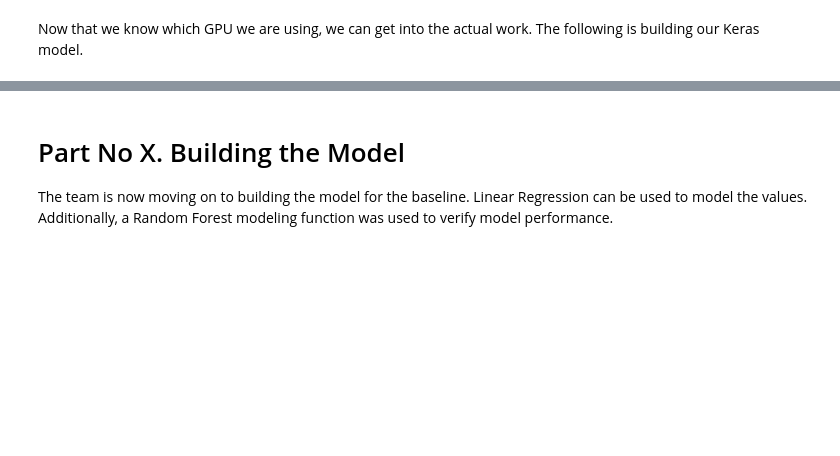
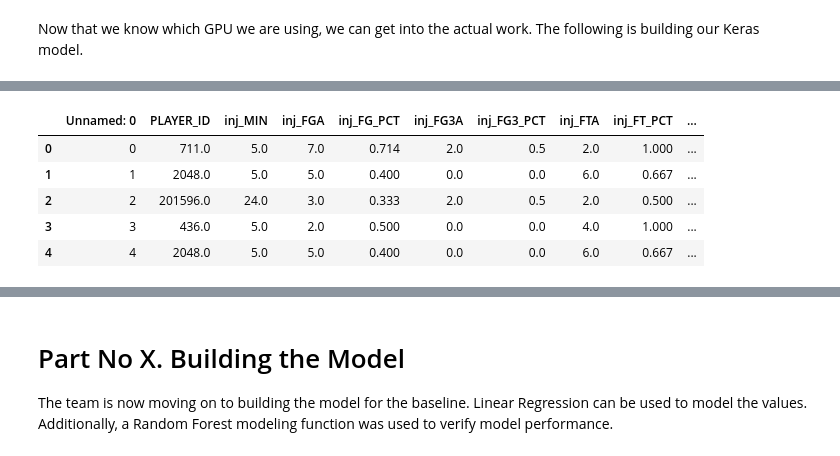
Before and after one commit to cybertraining-dsc/fa20-523-301, a Jupyter notebook: project/project.ipynb, the cells around one changed output, grey strips where cells are left out. Drawn from its saved outputs; the diff is of its cells as text; code cells hidden in the pictures; blank space fills up the shorter version.

```diff
--- a/project/project.ipynb
+++ b/project/project.ipynb
@@ -450 +473,10 @@ warnings.filterwarnings("ignore")
+# %%
+df_Injury_End_fillna.head()
+# %% [output]
+|  | Unnamed: 0 | PLAYER_ID | inj_MIN | inj_FGA | inj_FG_PCT | inj_FG3A | inj_FG3_PCT | inj_FTA | inj_FT_PCT | ... |
+| 0 | 0 | 711.0 | 5.0 | 7.0 | 0.714 | 2.0 | 0.5 | 2.0 | 1.000 | ... |
+| 1 | 1 | 2048.0 | 5.0 | 5.0 | 0.400 | 0.0 | 0.0 | 6.0 | 0.667 | ... |
+| 2 | 2 | 201596.0 | 24.0 | 3.0 | 0.333 | 2.0 | 0.5 | 2.0 | 0.500 | ... |
+| 3 | 3 | 436.0 | 5.0 | 2.0 | 0.500 | 0.0 | 0.0 | 4.0 | 1.000 | ... |
+| 4 | 4 | 2048.0 | 5.0 | 5.0 | 0.400 | 0.0 | 0.0 | 6.0 | 0.667 | ... |
 # %%
```
Also changed, not shown: parts of 12 cells of this notebook.
